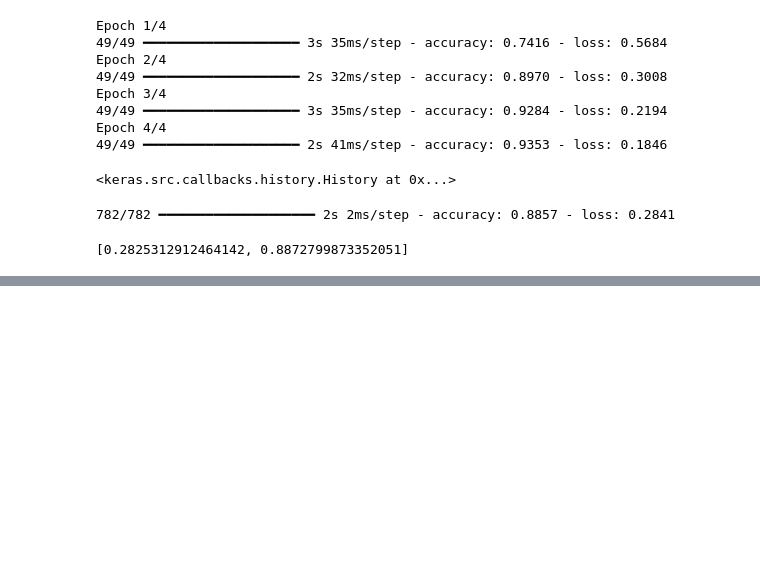
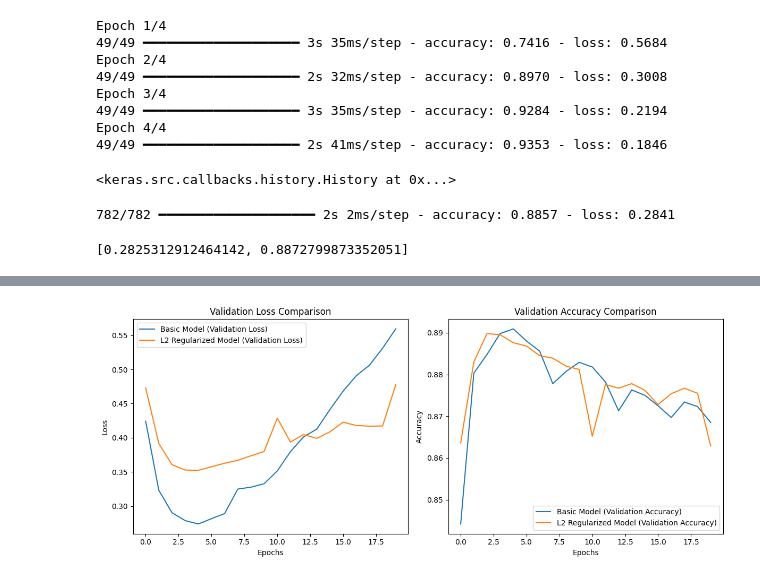
Before and after one commit to tswhy1/Aiffel_quest_cr, a Jupyter notebook: Python/Deep Learning with Python/imdb_ex.ipynb, the cells around one changed output, grey strips where cells are left out. Saved outputs shown, nothing was run; the diff lists cells and outputs as text; code cells hidden in the pictures; blank space fills up the shorter version.

```diff
--- a/Python/Deep Learning with Python/imdb_ex.ipynb
+++ b/Python/Deep Learning with Python/imdb_ex.ipynb
@@ -181,0 +482,97 @@ model.evaluate(x_test, y_test)
+# %%
+import numpy as np
+from tensorflow.keras import models, layers, regularizers
+from tensorflow.keras.datasets import imdb
+import matplotlib.pyplot as plt
+
+# IMDb 데이터셋 로드 및 전처리
+(train_data, train_labels), (test_data, test_labels) = imdb.load_data(num_words=10000)
+
+# 데이터 벡터화 함수
+def vectorize_sequences(sequences, dimension=10000):
+    results = np.zeros((len(sequences), dimension))
+    for i, sequence in enumerate(sequences):
+        results[i, sequence] = 1.  # 해당 단어 인덱스에 1 할당
+    return results
+
+# 훈련 데이터와 테스트 데이터 벡터화
+x_train = vectorize_sequences(train_data)
+x_test = vectorize_sequences(test_data)
+
+# 레이블(0 또는 1)은 이미 벡터화되어 있으므로 그대로 사용
+y_train = np.asarray(train_labels).astype("float32")
+y_test = np.asarray(test_labels).astype("float32")
+
+# 기본 모델 정의
+basic_model = models.Sequential([
+    layers.Dense(16, activation="relu", input_shape=(10000,)),
+    layers.Dense(16, activation="relu"),
+    layers.Dense(1, activation="sigmoid")
+])
+
+# L2 규제를 적용한 모델 정의
+l2_model = models.Sequential([
+    layers.Dense(16, activation="relu", kernel_regularizer=regularizers.l2(0.002), input_shape=(10000,)),
+    layers.Dense(16, activation="relu", kernel_regularizer=regularizers.l2(0.002)),
+    layers.Dense(1, activation="sigmoid")
+])
+
+# 두 모델 컴파일
+for model in [basic_model, l2_model]:
+    model.compile(optimizer="rmsprop",
+                  loss="binary_crossentropy",
+                  metrics=["accuracy"])
+
+# 두 모델 훈련
+history_basic = basic_model.fit(
+    x_train, y_train,
+    epochs=20,
+    batch_size=512,
+    validation_split=0.4,
+    verbose=0  # 훈련 로그 생략
+)
+
+history_l2 = l2_model.fit(
+    x_train, y_train,
+    epochs=20,
+    batch_size=512,
+    validation_split=0.4,
+    verbose=0  # 훈련 로그 생략
+)
+
+# 규제 효과 시각화
+def plot_history_comparison(history_basic, history_l2):
+    plt.figure(figsize=(12, 5))
+
+    # 손실 비교
+    plt.subplot(1, 2, 1)
+    plt.plot(history_basic.history['val_loss'], label='Basic Model (Validation Loss)')
+    plt.plot(history_l2.history['val_loss'], label='L2 Regularized Model (Validation Loss)')
+    plt.xlabel('Epochs')
+    plt.ylabel('Loss')
+    plt.title('Validation Loss Comparison')
+    plt.legend()
+
+    # 정확도 비교
+    plt.subplot(1, 2, 2)
+    plt.plot(history_basic.history['val_accuracy'], label='Basic Model (Validation Accuracy)')
+    plt.plot(history_l2.history['val_accuracy'], label='L2 Regularized Model (Validation Accuracy)')
+    plt.xlabel('Epochs')
+    plt.ylabel('Accuracy')
+    plt.title('Validation Accuracy Comparison')
+    plt.legend()
+
+    plt.tight_layout()
+    plt.show()
+
+# 규제 효과 그래프 출력
+plot_history_comparison(history_basic, history_l2)
+
+# 테스트 데이터 평가
+basic_loss, basic_acc = basic_model.evaluate(x_test, y_test, verbose=0)
+l2_loss, l2_acc = l2_model.evaluate(x_test, y_test, verbose=0)
+
+print(f"Basic Model - Test Loss: {basic_loss:.4f}, Test Accuracy: {basic_acc:.4f}")
+print(f"L2 Regularized Model - Test Loss: {l2_loss:.4f}, Test Accuracy: {l2_acc:.4f}")
+# %% [output]
+[figure, added]
```
Also changed, not shown: parts of 5 cells of this notebook.
